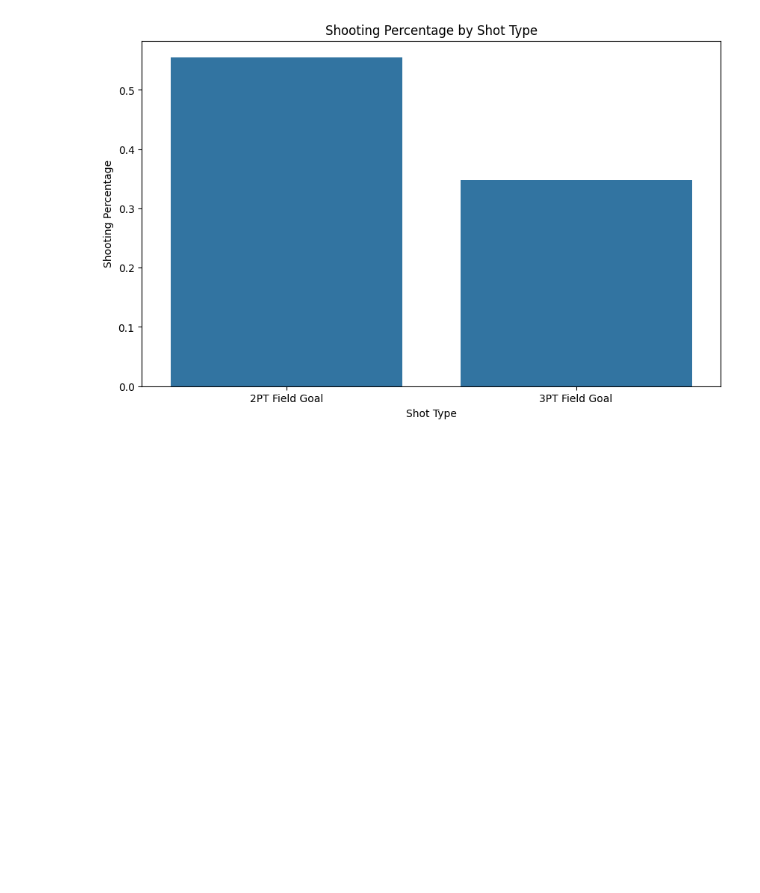
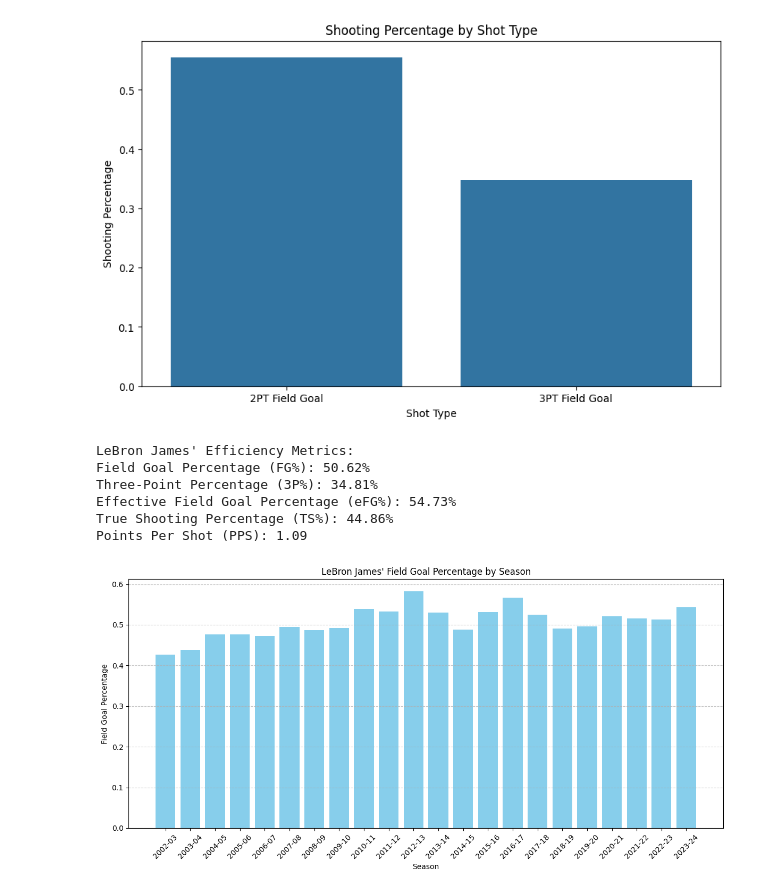
Before and after one commit to ant-shen/Lebron-James-Shot-Analysis, a Jupyter notebook: main.ipynb, the cells around one changed output. Saved outputs shown, nothing was run; the diff lists cells and outputs as text; code cells hidden in the pictures; blank space fills up the shorter version.

Commit message:
added in cells to calculate field goa percentage, 3 point percentage, EFG, True Shooting Percentage, and points per shot

```diff
--- a/main.ipynb
+++ b/main.ipynb
@@ -112,3 +114,40 @@ plt.show()
 [figure]
 # %%
 df.dtypes
+# %%
+# Calculate field goal percentage (FG%)
+total_field_goals_made = df['SHOT_MADE_FLAG'].sum()
+total_field_goals_attempted = df['SHOT_ATTEMPTED_FLAG'].sum()
+field_goal_percentage = total_field_goals_made / total_field_goals_attempted
+
+# Calculate three-point percentage (3P%)
+three_pointers_made = df[df['SHOT_TYPE'] == '3PT Field Goal']['SHOT_MADE_FLAG'].sum()
+three_pointers_attempted = df[df['SHOT_TYPE'] == '3PT Field Goal']['SHOT_ATTEMPTED_FLAG'].sum()
+three_point_percentage = three_pointers_made / three_pointers_attempted
+
+# Calculate effective field goal percentage (eFG%)
+total_two_pointers_made = df[df['SHOT_TYPE'] == '2PT Field Goal']['SHOT_MADE_FLAG'].sum()
+total_two_pointers_attempted = df[df['SHOT_TYPE'] == '2PT Field Goal']['SHOT_ATTEMPTED_FLAG'].sum()
+eFG_percentage = (total_two_pointers_made + 1.5 * three_pointers_made) / total_field_goals_attempted
+
+# Calculate true shooting percentage (TS%)
+total_points_scored = df['POINTS'].sum()
+true_shooting_percentage = total_points_scored / (2 * total_field_goals_attempted + 0.44 * total_field_goals_attempted)
+
+# Calculate points per shot (PPS)
+points_per_shot = total_points_scored / total_field_goals_attempted
+
+# Print the efficiency metrics
+print("LeBron James' Efficiency Metrics:")
+print(f"Field Goal Percentage (FG%): {field_goal_percentage:.2%}")
+print(f"Three-Point Percentage (3P%): {three_point_percentage:.2%}")
+print(f"Effective Field Goal Percentage (eFG%): {eFG_percentage:.2%}")
+print(f"True Shooting Percentage (TS%): {true_shooting_percentage:.2%}")
+print(f"Points Per Shot (PPS): {points_per_shot:.2f}")
+# %% [output]
+LeBron James' Efficiency Metrics:
+Field Goal Percentage (FG%): 50.62%
+Three-Point Percentage (3P%): 34.81%
+Effective Field Goal Percentage (eFG%): 54.73%
+True Shooting Percentage (TS%): 44.86%
+Points Per Shot (PPS): 1.09
@@ -114,0 +161,14 @@ df.dtypes
+# %%
+
+# Plot field goal percentage by season
+plt.figure(figsize=(12, 6))
+plt.bar(season_fg_percentage['SEASON'], season_fg_percentage['SHOT_MADE_FLAG'], color='skyblue')
+plt.title("LeBron James' Field Goal Percentage by Season")
+plt.xlabel('Season')
+plt.ylabel('Field Goal Percentage')
+plt.xticks(rotation=45)
+plt.grid(axis='y', linestyle='--', alpha=0.7)
+plt.tight_layout()
+plt.show()
+# %% [output]
+[figure, added]
```
Also changed, not shown: parts of 4 cells of this notebook.
